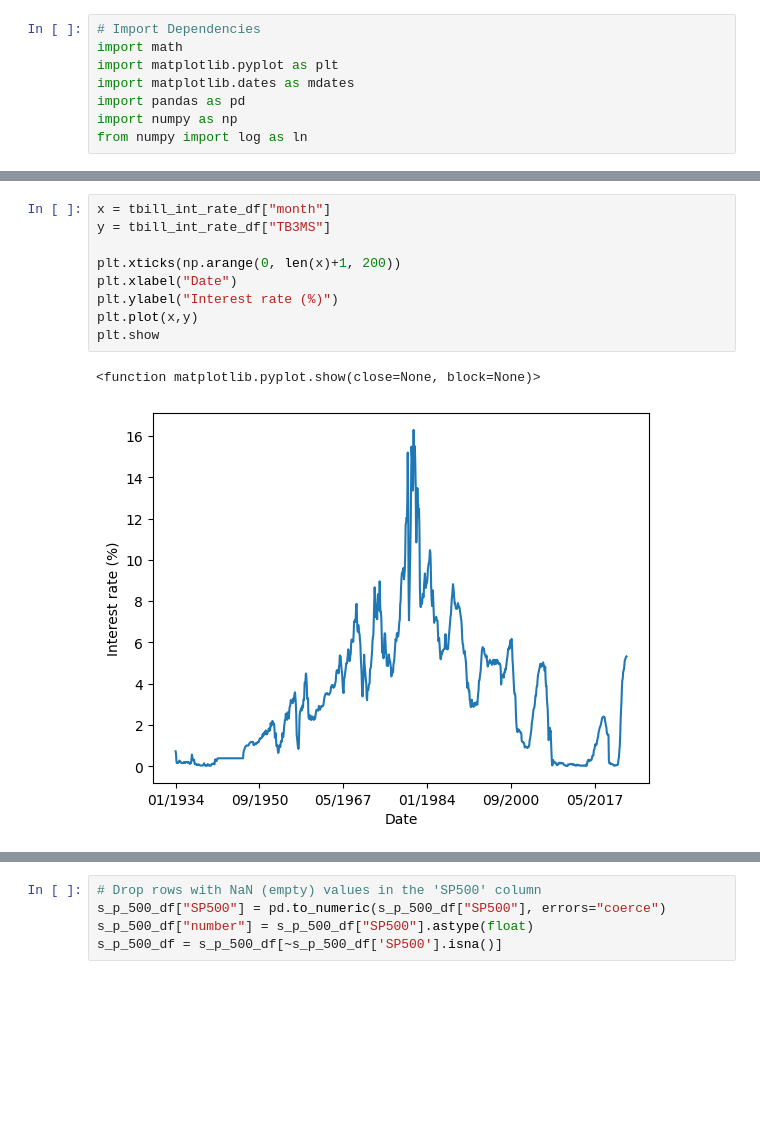
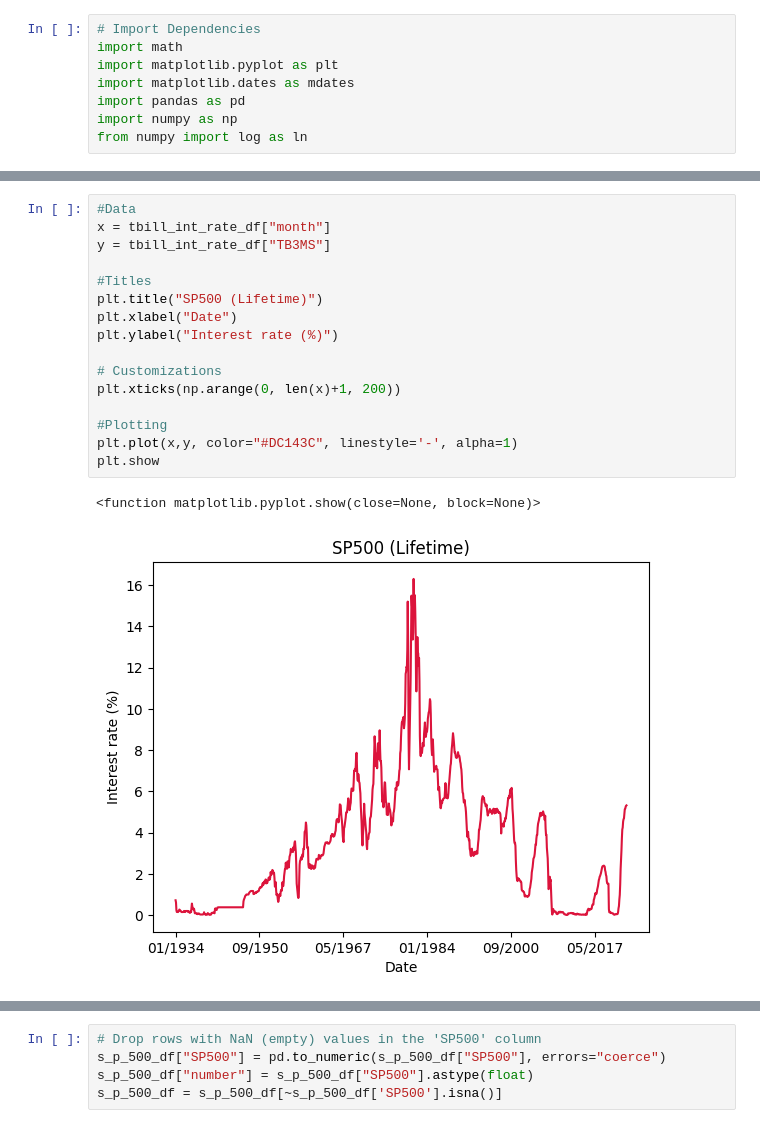
Before and after one commit to j-will64/project-1-, a Jupyter notebook: mytry.ipynb, the cells around one changed output, grey strips where cells are left out. Drawn from its saved outputs; the diff is of its cells as text; blank space fills up the shorter version.

Commit message:
Added comments and customised the graphs

```diff
--- a/mytry.ipynb
+++ b/mytry.ipynb
@@ -22,13 +29,20 @@ tbill_int_rate_df["month"] = tbill_int_rate_df["month"].dt.strftime('%m/%Y')
 # %%
+#Data
 x = tbill_int_rate_df["month"]
 y = tbill_int_rate_df["TB3MS"]
 
-plt.xticks(np.arange(0, len(x)+1, 200))
+#Titles
+plt.title("SP500 (Lifetime)")
 plt.xlabel("Date")
 plt.ylabel("Interest rate (%)")
-plt.plot(x,y)
+
+# Customizations
+plt.xticks(np.arange(0, len(x)+1, 200))
+
+#Plotting
+plt.plot(x,y, color="#DC143C", linestyle='-', alpha=1)
 plt.show
 # %% [output]
 <function matplotlib.pyplot.show(close=None, block=None)>
-[figure, old version]
+[figure, new version]
 # %%
```
Also changed, not shown: parts of 7 cells of this notebook, 4 other files.
